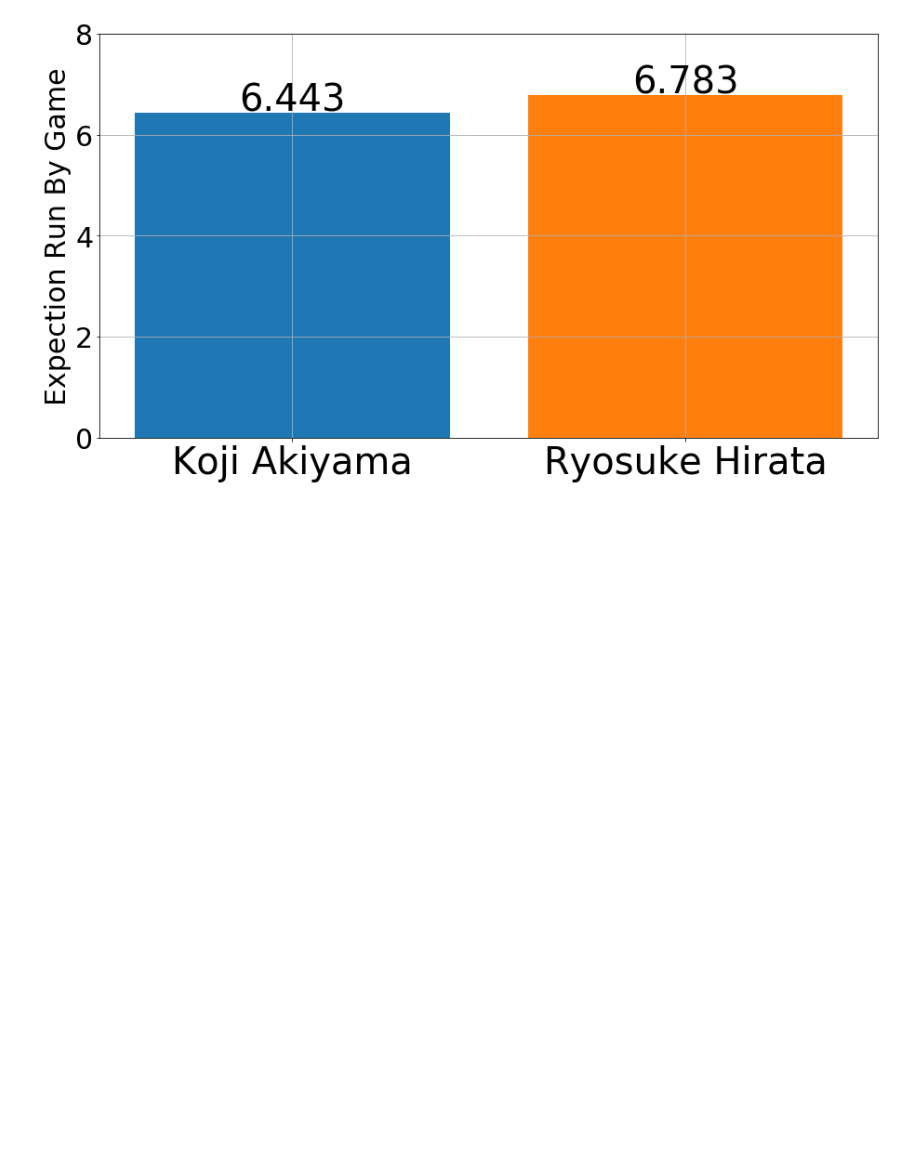
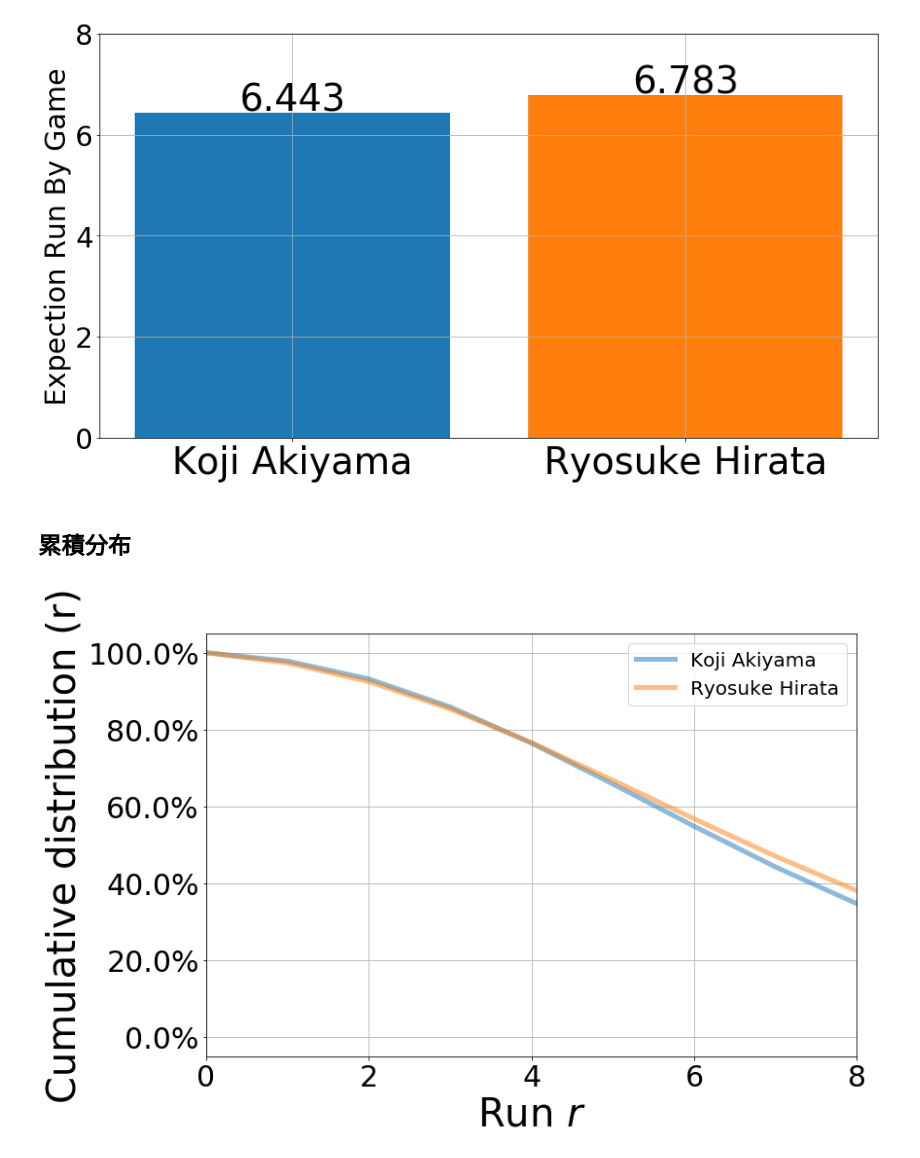
Before and after one commit to Toroi0610/Baseball, a Jupyter notebook: 「打率.250 40HR」打線VS「打率.330 5HR」打線.ipynb, the cells around one changed output. Cells and saved outputs as stored; diff of their text form; code cells hidden in the pictures; blank space fills up the shorter version.

```diff
--- a/「打率.250 40HR」打線VS「打率.330 5HR」打線.ipynb
+++ b/「打率.250 40HR」打線VS「打率.330 5HR」打線.ipynb
@@ -308,3 +312,22 @@ ax.tick_params(axis="x", labelsize=40)
 plt.show()
 # %% [output]
 [figure]
+# %% [markdown]
+## 累積分布
+# %%
+cud = np.array([[1 - sum(Run_probs[0][:i]) for i in range(1, R_max+1)],
+                [1 - sum(Run_probs[1][:i]) for i in range(1, R_max+1)]])
+# %%
+fig, ax = plt.subplots(1, 1, figsize=(12, 8))
+ax.plot(np.arange(0, R_max+1), np.r_[1, cud[0]], label="Koji Akiyama", linewidth=5, alpha=0.5)
+ax.plot(np.arange(0, R_max+1), np.r_[1, cud[1]], label="Ryosuke Hirata", linewidth=5, alpha=0.5)
+ax.legend(fontsize=20)
+ax.tick_params(labelsize=30)
+ax.grid()
+ax.set_xlim(0, 8)
+ax.set_xlabel("Run $r$", fontsize=40)
+ax.set_ylabel("Cumulative distribution (r)", fontsize=40)
+ax.set_yticklabels(['{:.{}f}%'.format(x*100, 1) for x in ax.get_yticks()])
+plt.show()
+# %% [output]
+[figure, added]
```
Also changed, not shown: parts of 7 cells of this notebook.
